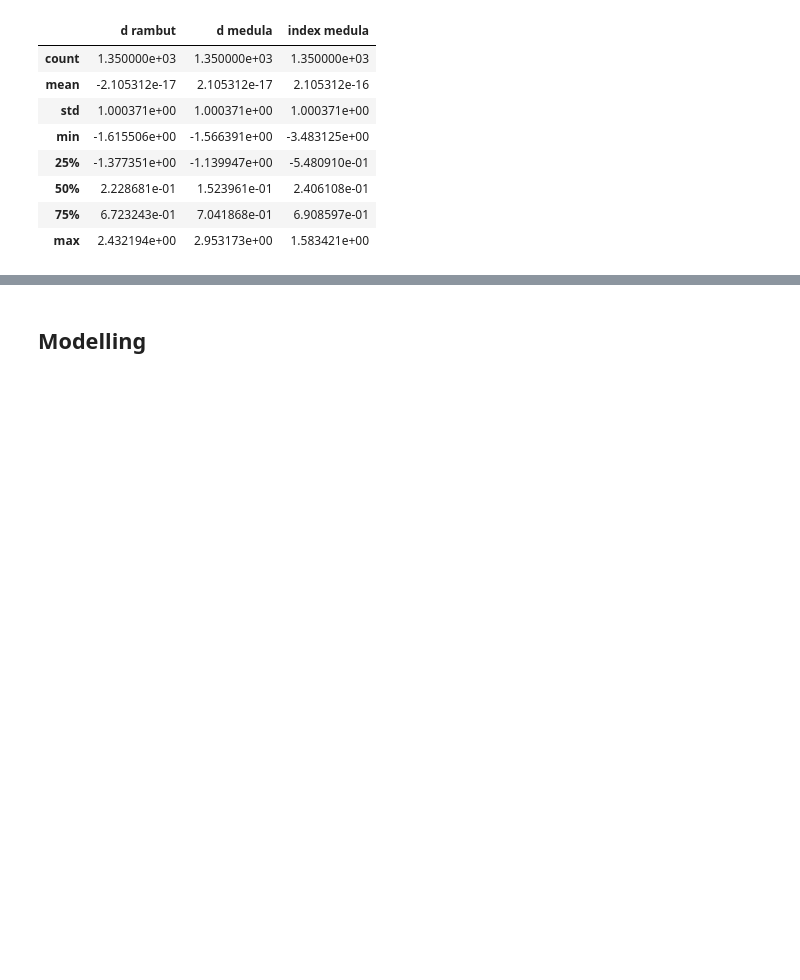
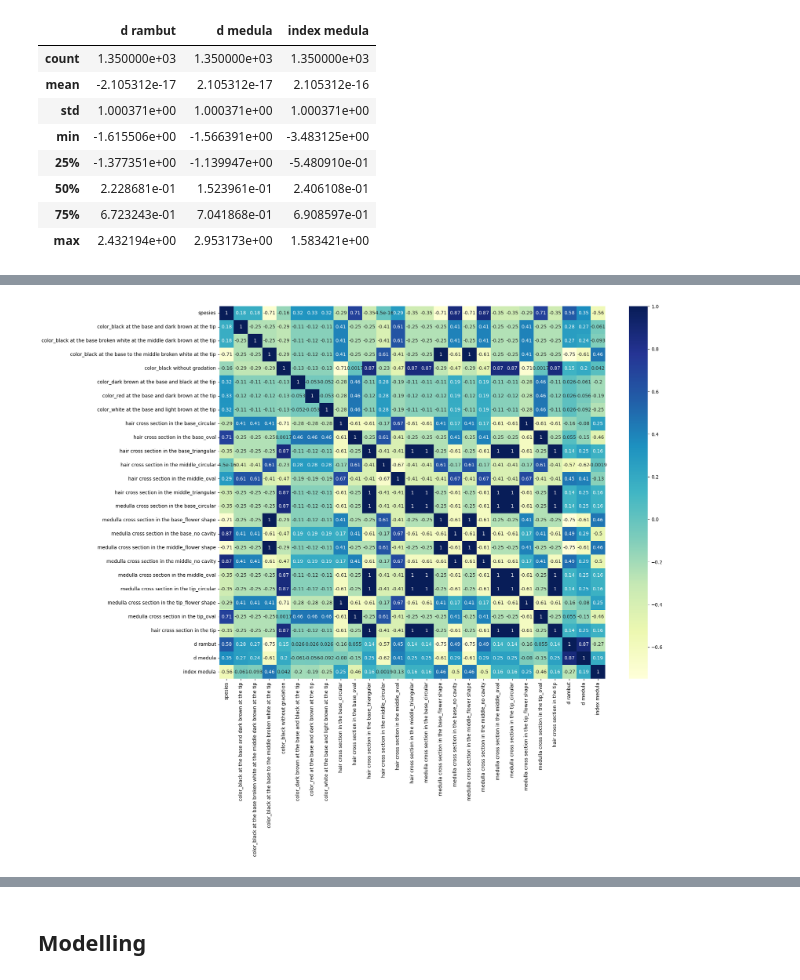
Before and after one commit to rianaditro/classification_web_app, a Jupyter notebook: classification_C5_KNN.ipynb, the cells around one changed output, grey strips where cells are left out. Drawn from its saved outputs; the diff is of its cells as text; code cells hidden in the pictures; blank space fills up the shorter version.

```diff
--- a/classification_C5_KNN.ipynb
+++ b/classification_C5_KNN.ipynb
@@ -234,0 +299,4 @@ tree_df.head()
+# %%
+# list of feature columns to encoded
+col_to_encod = list(corr_df.select_dtypes(include=['object']).columns)
+print(col_to_encod)
@@ -234,0 +305,4 @@ tree_df.head()
+# %%
+one_hot = OneHotEncoder()
+long_df = one_hot.fit_transform(corr_df[col_to_encod])
+long_col = one_hot.get_feature_names_out(col_to_encod)
@@ -234,0 +319,4 @@ tree_df.head()
+# %%
+
+long_df = pd.DataFrame(long_df.toarray(), columns=long_col)
+long_df
@@ -234,0 +337,3 @@ tree_df.head()
+# %%
+final_df = pd.concat([corr_df['spesies'], long_df, corr_df[['hair cross section in the tip','d rambut', 'd medula', 'index medula']]], axis=1, join='inner')
+final_df
@@ -234,0 +354,6 @@ tree_df.head()
+# %%
+plt.figure(figsize=(18,14))
+sns.heatmap(final_df.corr(), cmap="YlGnBu", annot=True)
+plt.show()
+# %% [output]
+[figure, added]
```
Also changed, not shown: parts of 51 cells of this notebook.
